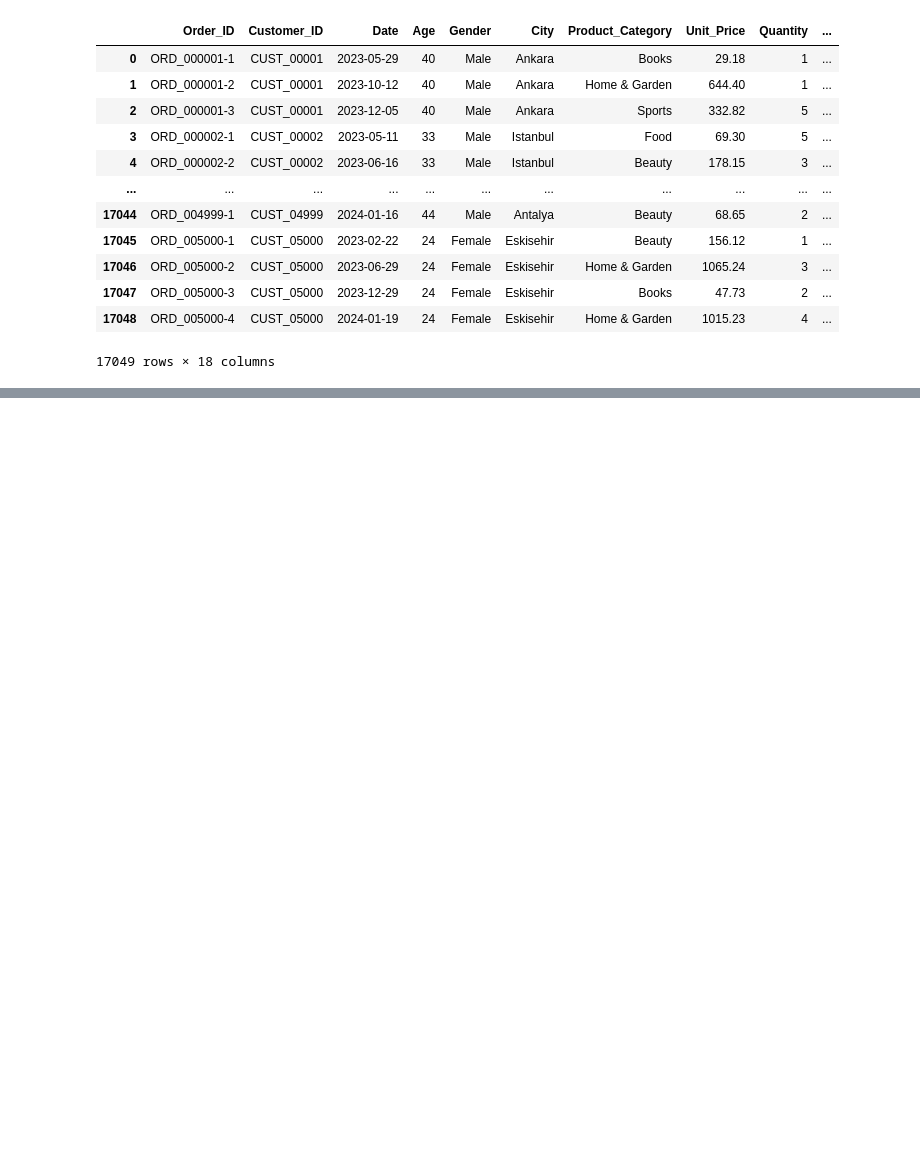
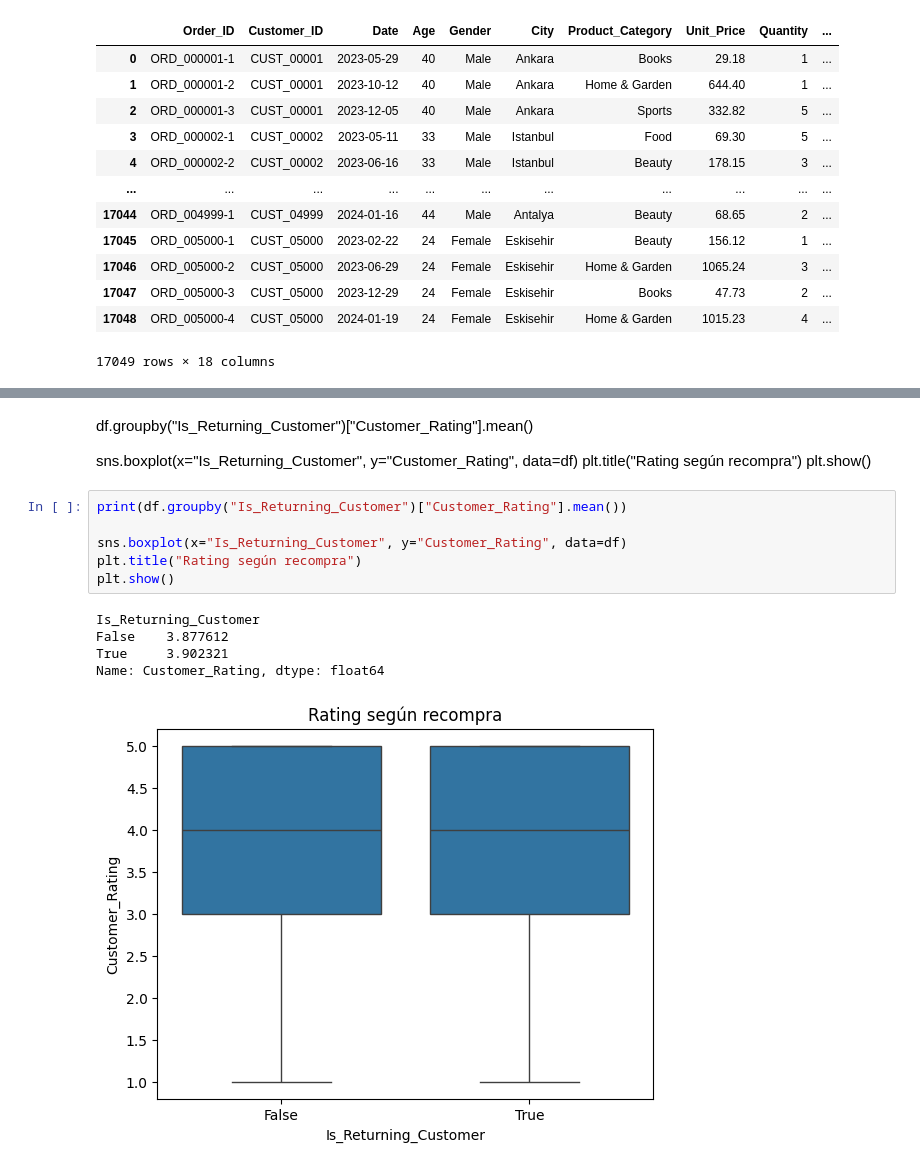
Before and after one commit to joseurquiza88/Proyecto-Data-Analytics, a Jupyter notebook: E-Commerce Business Analysis/02_E-Commerce Business Analysis.ipynb, the cells around one changed output, grey strips where cells are left out. Cells and saved outputs as stored; diff of their text form; blank space fills up the shorter version.

```diff
--- a/E-Commerce Business Analysis/02_E-Commerce Business Analysis.ipynb
+++ b/E-Commerce Business Analysis/02_E-Commerce Business Analysis.ipynb
@@ -481,0 +99,18 @@ Identificar qué caracteriza a los clientes de alto valor y cómo aumentar el in
+# %% [markdown]
+df.groupby("Is_Returning_Customer")["Customer_Rating"].mean()
+
+sns.boxplot(x="Is_Returning_Customer", y="Customer_Rating", data=df)
+plt.title("Rating según recompra")
+plt.show()
+# %%
+print(df.groupby("Is_Returning_Customer")["Customer_Rating"].mean())
+
+sns.boxplot(x="Is_Returning_Customer", y="Customer_Rating", data=df)
+plt.title("Rating según recompra")
+plt.show()
+# %% [output]
+Is_Returning_Customer
+False    3.877612
+True     3.902321
+Name: Customer_Rating, dtype: float64
+[figure, added]
```
Also changed, not shown: parts of 50 cells of this notebook, 1 other file.
